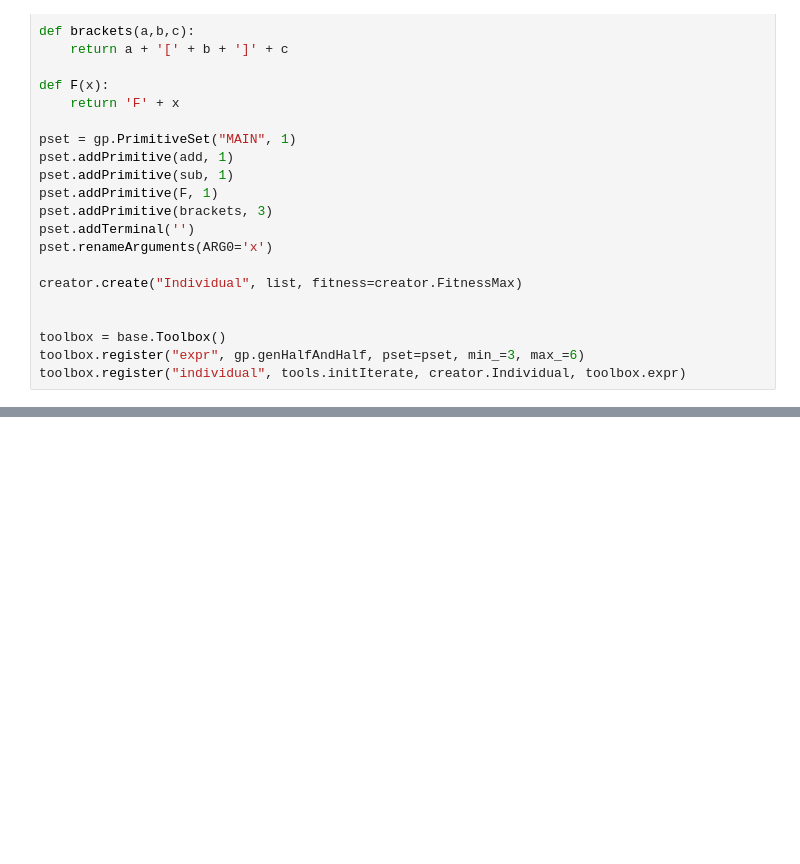
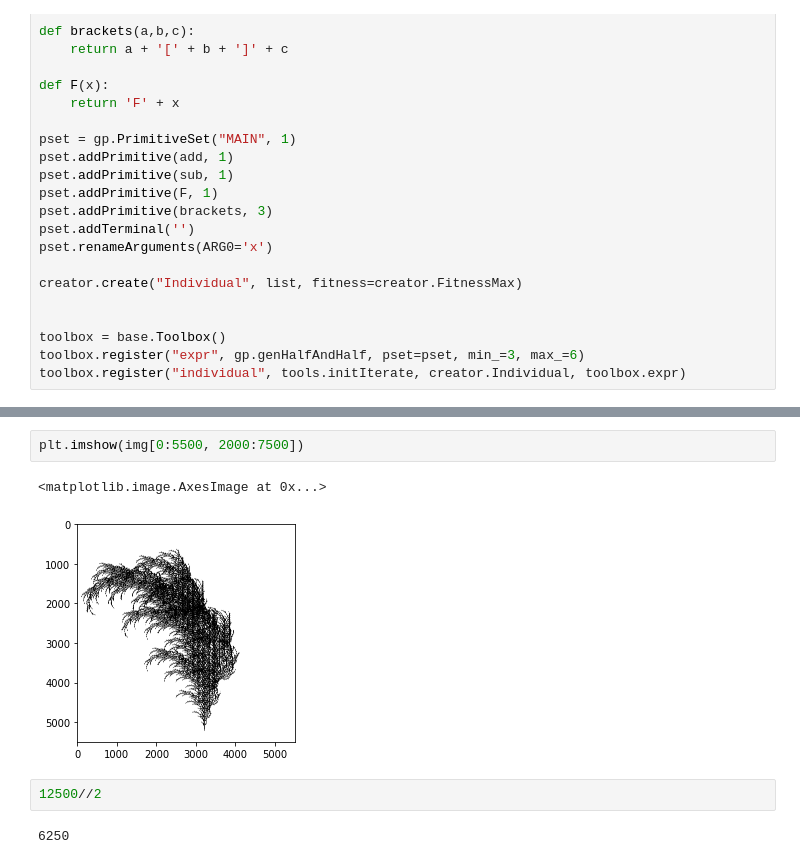
Before and after one commit to oihugu/EV-Plants-Simpler, a Jupyter notebook: gp_test.ipynb, the cells around one changed output, grey strips where cells are left out. Saved outputs shown, nothing was run; the diff lists cells and outputs as text; blank space fills up the shorter version.

```diff
--- a/gp_test.ipynb
+++ b/gp_test.ipynb
@@ -146,0 +156,9 @@ toolbox.register("individual", tools.initIterate, creator.Individual, toolbox.ex
+# %%
+plt.imshow(img[0:5500, 2000:7500])
+# %% [output]
+<matplotlib.image.AxesImage at 0x...>
+[figure, added]
+# %%
+12500//2
+# %% [output]
+6250
```
Also changed, not shown: parts of 9 cells of this notebook, 3 other files.
